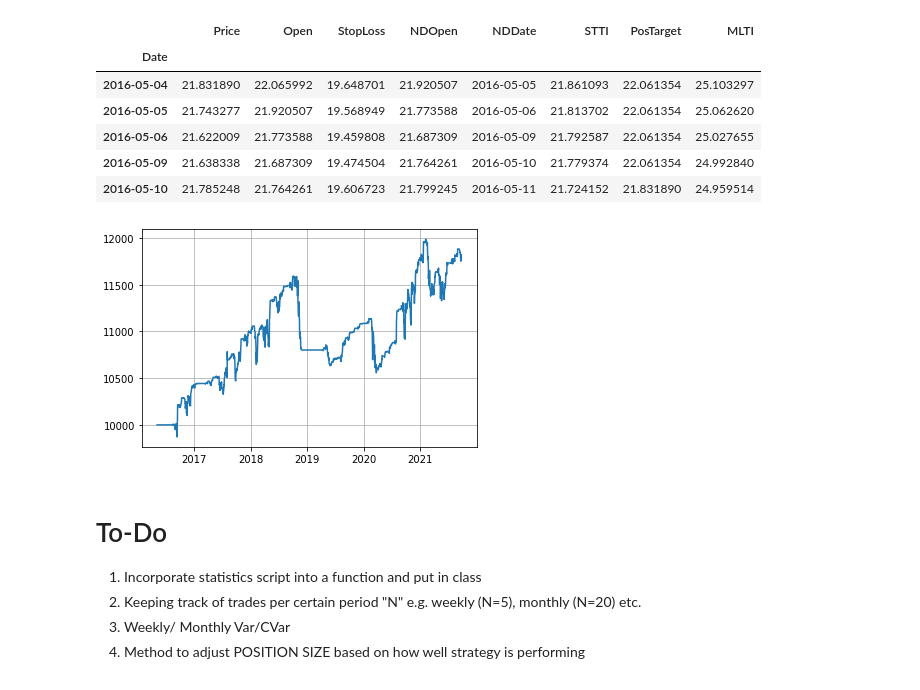
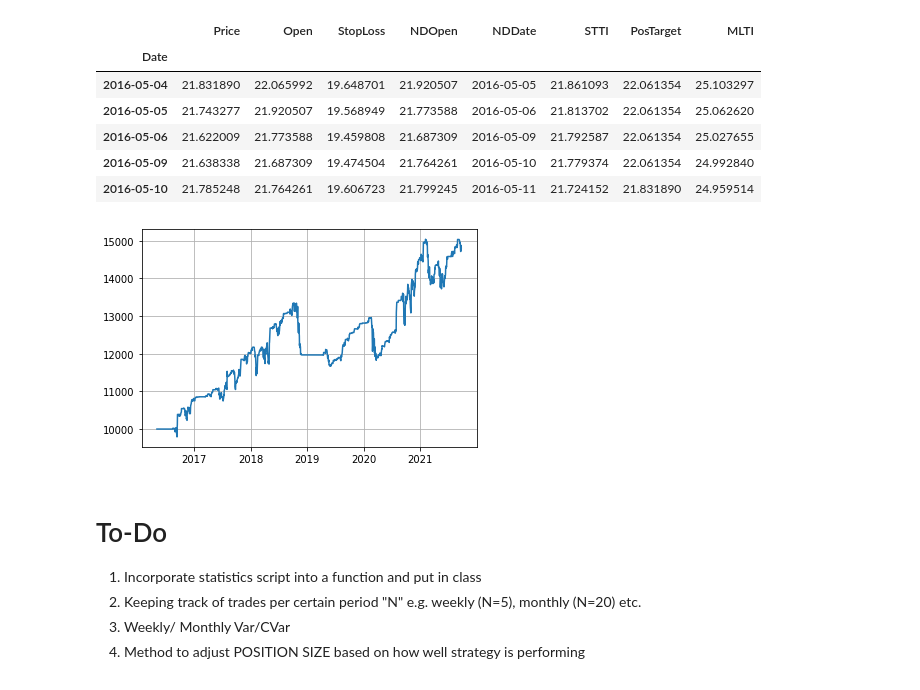
Before and after one commit to surajtirupati/TradingAlgorithms, a Jupyter notebook: Backtest.ipynb, the cells around one changed output. Cells and saved outputs as stored; diff of their text form; code cells hidden in the pictures.

```diff
--- a/Backtest.ipynb
+++ b/Backtest.ipynb
@@ -500,13 +500,13 @@ data.head(5)
 | 2016-05-09 | 21.638338 | 21.687309 | 19.474504 | 21.764261 | 2016-05-10 | 21.779374 | 22.061354 | 24.992840 |
 | 2016-05-10 | 21.785248 | 21.764261 | 19.606723 | 21.799245 | 2016-05-11 | 21.724152 | 21.831890 | 24.959514 |
 # %%
-strat = BullHighBreakout(data, 10000, 0.05, 2)
+strat = BullHighBreakout(data, 10000, 0.1, 2)
 strat.backtest()
 
 plt.plot(data["NDDate"].values, strat.cash_time_series[1:])
 plt.grid()
 # %% [output]
-[figure, old version]
+[figure, new version]
 # %% [markdown]
 # To-Do
 1. Incorporate statistics script into a function and put in class
```
Also changed, not shown: parts of 6 cells of this notebook.
